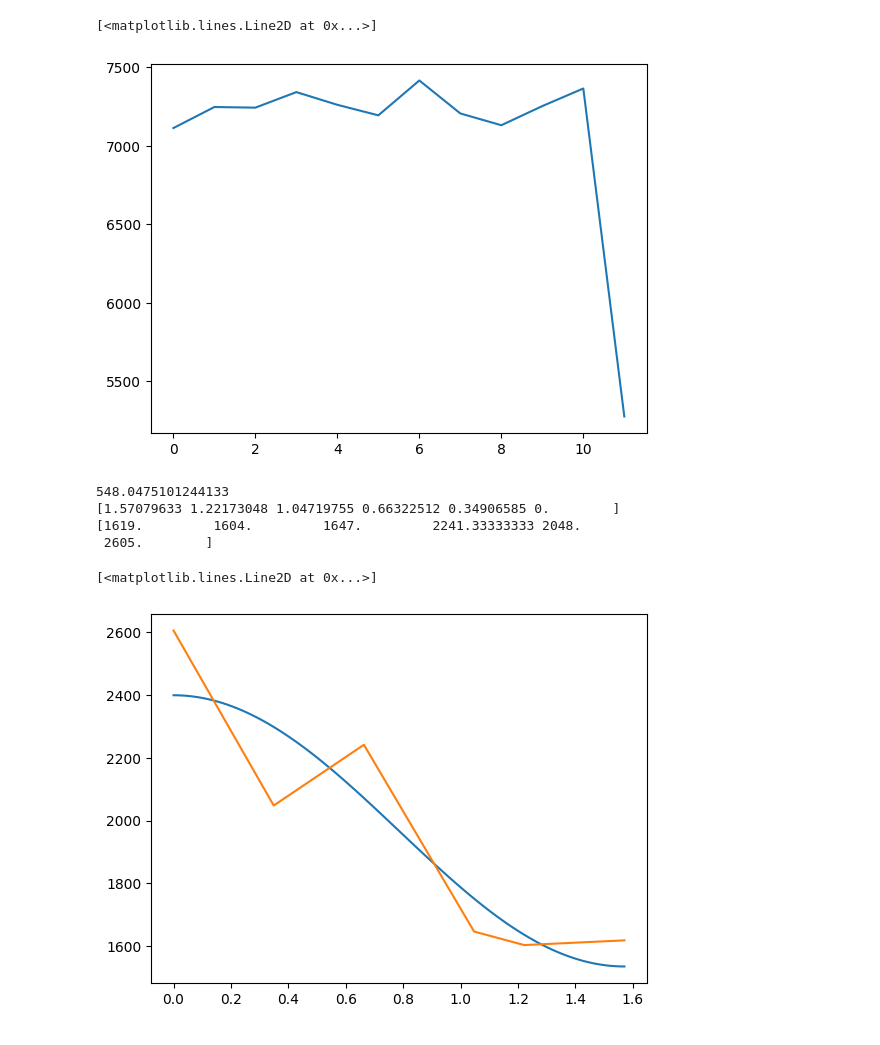
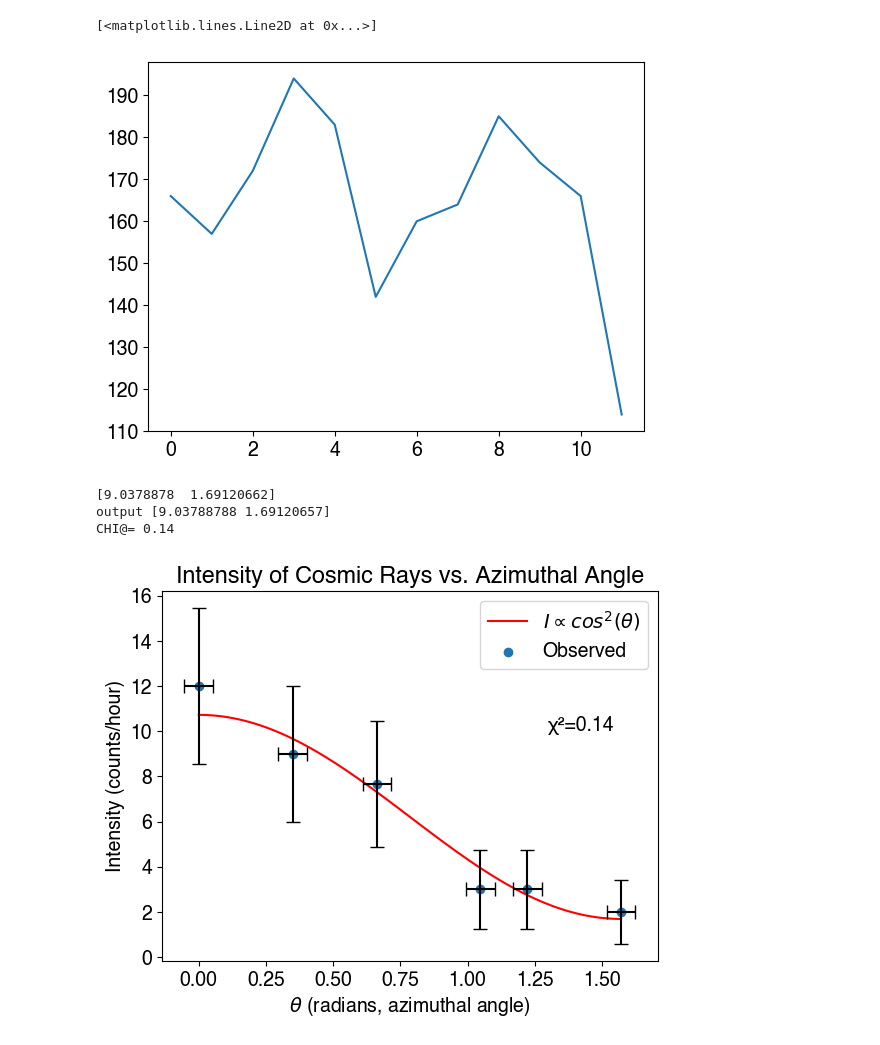
Before and after one commit to sestinj/jlab, a Jupyter notebook: nate/cosmic-watch/main.ipynb, the cells around one changed output. Cells and saved outputs as stored; diff of their text form; code cells hidden in the pictures.

```diff
--- a/nate/cosmic-watch/main.ipynb
+++ b/nate/cosmic-watch/main.ipynb
@@ -28,6 +29,9 @@ def calc_counts(events, delta=60*60*1000):
         if i >= len(events):
             break
         event = events[i]
+        if int(event[10]) == 0:
+            i += 1
+            continue
         if int_start < timestamp(event) < int_start + delta:
             intervals[-1].append(event)
         elif timestamp(event) > int_start + delta:
@@ -83,57 +87,83 @@ plt.savefig("avg.png")
 plt.plot(np.arange(counts.size), counts)
 # %% [output]
 [<matplotlib.lines.Line2D at 0x...>]
-[figure, old version]
+[figure, new version]
 # %%
 import os
+
+x = []
+y = []
+ns = [0, 20, 30, 52, 70, 90]
+for n in ns:
+    filename = f"data/data_muon/try_again/{n}_re.txt"
+    y.append(calc_counts_per_hour(filename))
+    x.append(n / 180 * np.pi)
+
+# OLD DATA
 # y = []
 # x = []
 # for i in range(10, 100, 10):
 #     filename = f"data/data_muon/useable/{i}_degrees.txt"
 #     if not os.path.exists(filename):
 #         continue
 #     y.append(calc_counts_per_hour(filename))
 #     x.append(i / 180 * np.pi)
 
-# # New data
+# # New data (middle)
 # x = []
 # y = []
 # ns = [0, 22, 40, 55, 65, 80, 90]
 # for n in ns:
 #     filename = f"data/data_muon/angles_redone/{n}_degrees.txt"
 #     y.append(calc_counts_per_hour(filename))
 #     x.append(n / 180 * np.pi)
 
-# Newest data
-x = []
-y = []
-ns = [0, 20, 30, 52, 70, 90]
-for n in ns:
-    filename = f"data/data_muon/try_again/{n}_re.txt"
-    y.append(calc_counts_per_hour(filename))
-    x.append(n / 180 * np.pi)
-
 y = np.array(y)
 x = np.pi/2. - np.array(x)
 sigma_y = np.sqrt(y)
 
 def func(x, a, b):
     return a*np.cos(x)**2 + b
+
+# NORMAL LEAST SQUARES
 popt, pcov = curve_fit(f=func, xdata=x, ydata=y, sigma=sigma_y, p0=[1, 1], absolute_sigma=True)
 sigma_fit = np.sqrt(np.diag(pcov))
-chi2 = np.sum((y - func(x, *popt))**2 / sigma_y) / 6.
-print(chi2)
-print(x)
-print(y)
+# chi2 = np.sum((y - func(output.beta, x))**2 / sigma_y**2) / 7.
+print(popt)
+# TOTAL LEAST SQUARES
+X_ERR = 3.044/180*np.pi
+
+
+def func(beta, x):
+    return beta[0]*np.cos(x)**2 + beta[1]
+data = RealData(x, y, X_ERR, sigma_y)
+model = Model(func)
+odr = ODR(data, model, beta0=[863.,1500.])
+odr.set_job(fit_type=2)
+output = odr.run()
+print('output', output.beta)
+chi2 = round(output.res_var, 2)
+print("CHI@=", chi2)
 
 x_continuous = np.linspace(x[0], x[-1], 100)
-plt.plot(x_continuous, func(x_continuous, *popt))
-plt.plot(x, y)
+
+plt.annotate("\u03C7\u00b2=" + str(round(chi2, 2)), (1.3, 10), color="black")
+
+plt.rcParams.update({'font.size': 14, 'font.family': 'Helvetica'})
+
+plt.plot(x_continuous, func(output.beta, x_continuous), color="red")
+plt.scatter(x, y)
+plt.errorbar(x, y, yerr=sigma_y, xerr=X_ERR, color="black", capsize=5, capthick=1, fmt="none")
+plt.xlabel("$\\theta$ (radians, azimuthal angle)")
+plt.ylabel("Intensity (counts/hour)")
+plt.title("Intensity of Cosmic Rays vs. Azimuthal Angle")
+plt.legend(["$I \\propto cos^2(\\theta)$", "Observed"])
+
+plt.savefig("angles.pdf", bbox_inches="tight", pad_inches=0.1)
+# plt.show()
 # %% [output]
-548.0475101244133
-[1.57079633 1.22173048 1.04719755 0.66322512 0.34906585 0.        ]
-[1619.         1604.         1647.         2241.33333333 2048.
- 2605.        ]
+[9.0378878  1.69120662]
+output [9.03788788 1.69120657]
+CHI@= 0.14
-[<matplotlib.lines.Line2D at 0x...>]
-[figure, old version]
+[figure, new version]
 # %%
```
Also changed, not shown: parts of 7 cells of this notebook, 9 other files.
